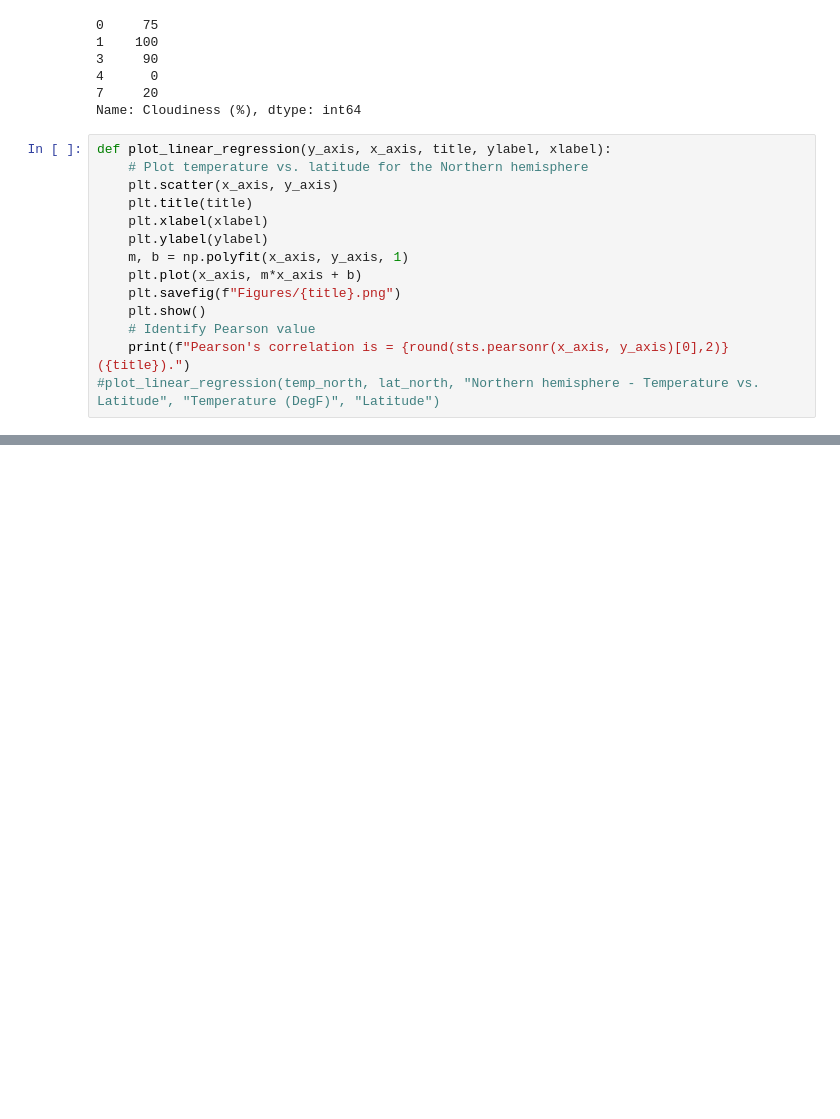
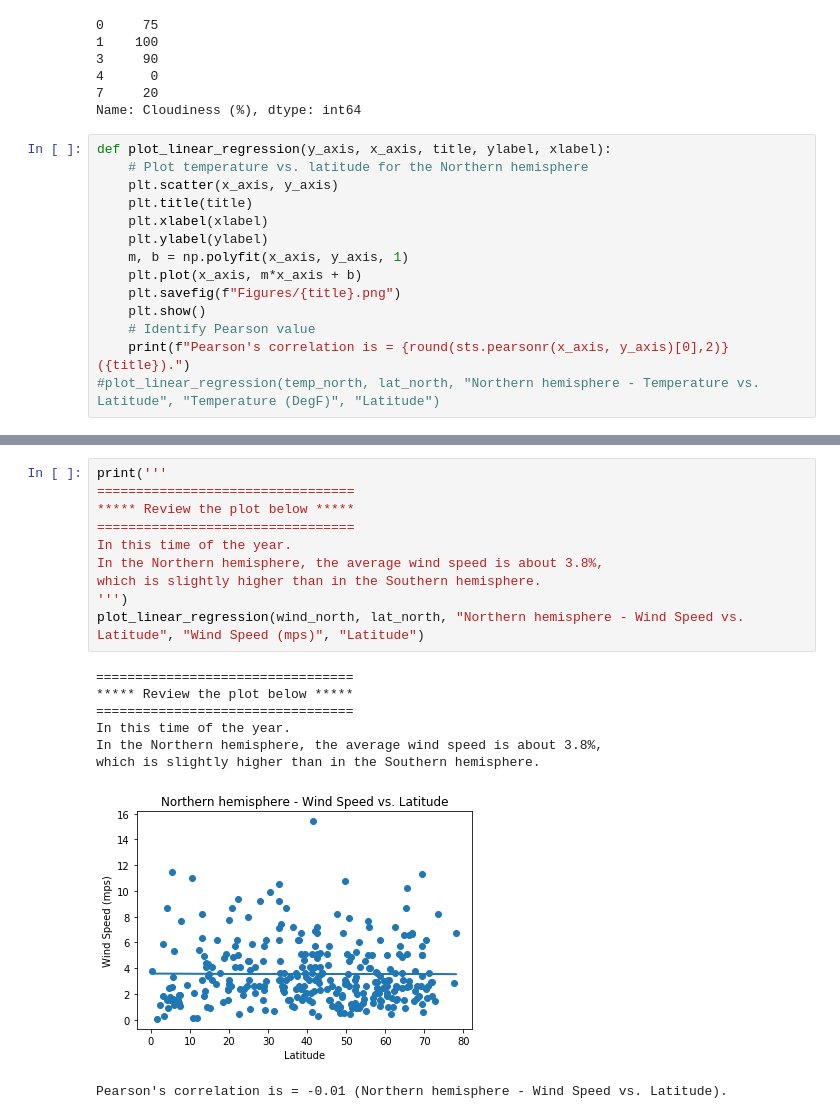
Before and after one commit to IrinaUX/python-api-challenge-2, a Jupyter notebook: WeatherPy/WeatherPy-Copy2.ipynb, the cells around one changed output, grey strips where cells are left out. Drawn from its saved outputs; the diff is of its cells as text; blank space fills up the shorter version.

```diff
--- a/WeatherPy/WeatherPy-Copy2.ipynb
+++ b/WeatherPy/WeatherPy-Copy2.ipynb
@@ -219,0 +338,19 @@ Pearson's correlation is = 0.01 (Northern hemisphere - Humidity vs. Latitude).
+# %%
+print('''
+=================================
+***** Review the plot below *****
+=================================
+In this time of the year.
+In the Northern hemisphere, the average wind speed is about 3.8%,
+which is slightly higher than in the Southern hemisphere.
+''')
+plot_linear_regression(wind_north, lat_north, "Northern hemisphere - Wind Speed vs. Latitude", "Wind Speed (mps)", "Latitude")
+# %% [output]
+=================================
+***** Review the plot below *****
+=================================
+In this time of the year.
+In the Northern hemisphere, the average wind speed is about 3.8%,
+which is slightly higher than in the Southern hemisphere.
+[figure, added]
+Pearson's correlation is = -0.01 (Northern hemisphere - Wind Speed vs. Latitude).
```
Also changed, not shown: parts of 8 cells of this notebook.
